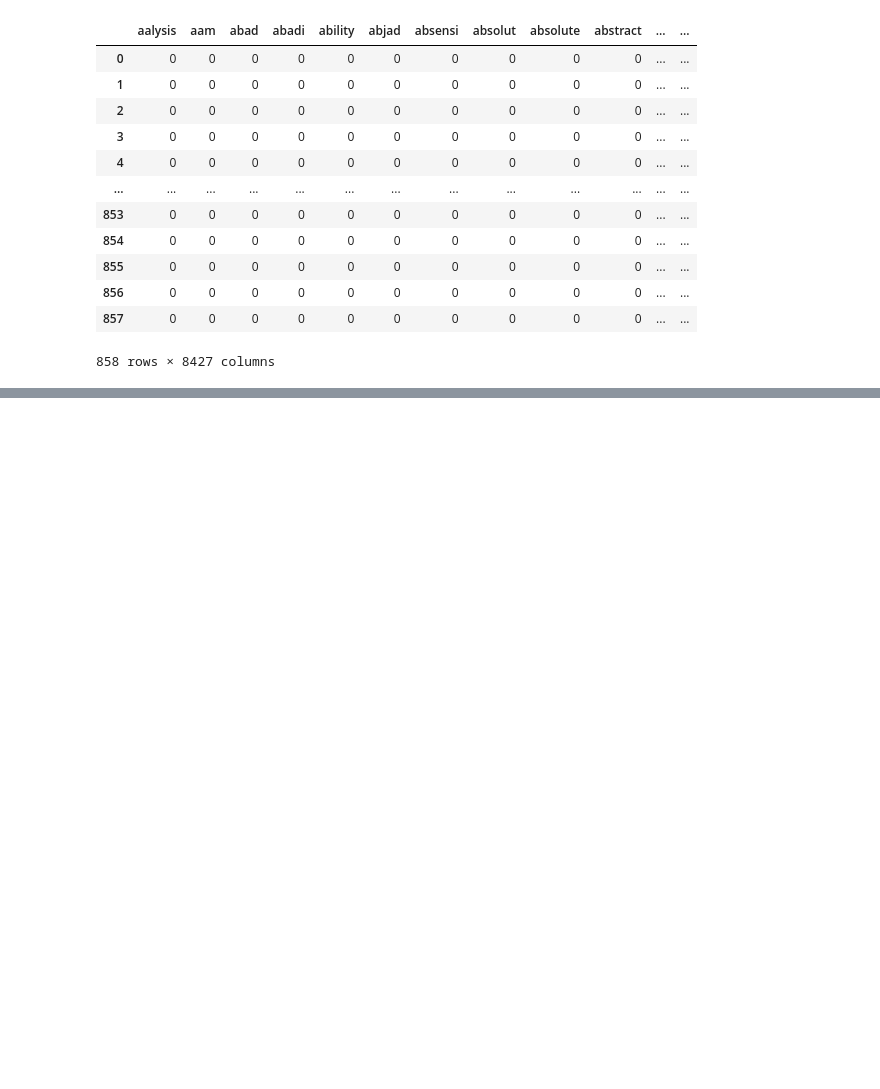
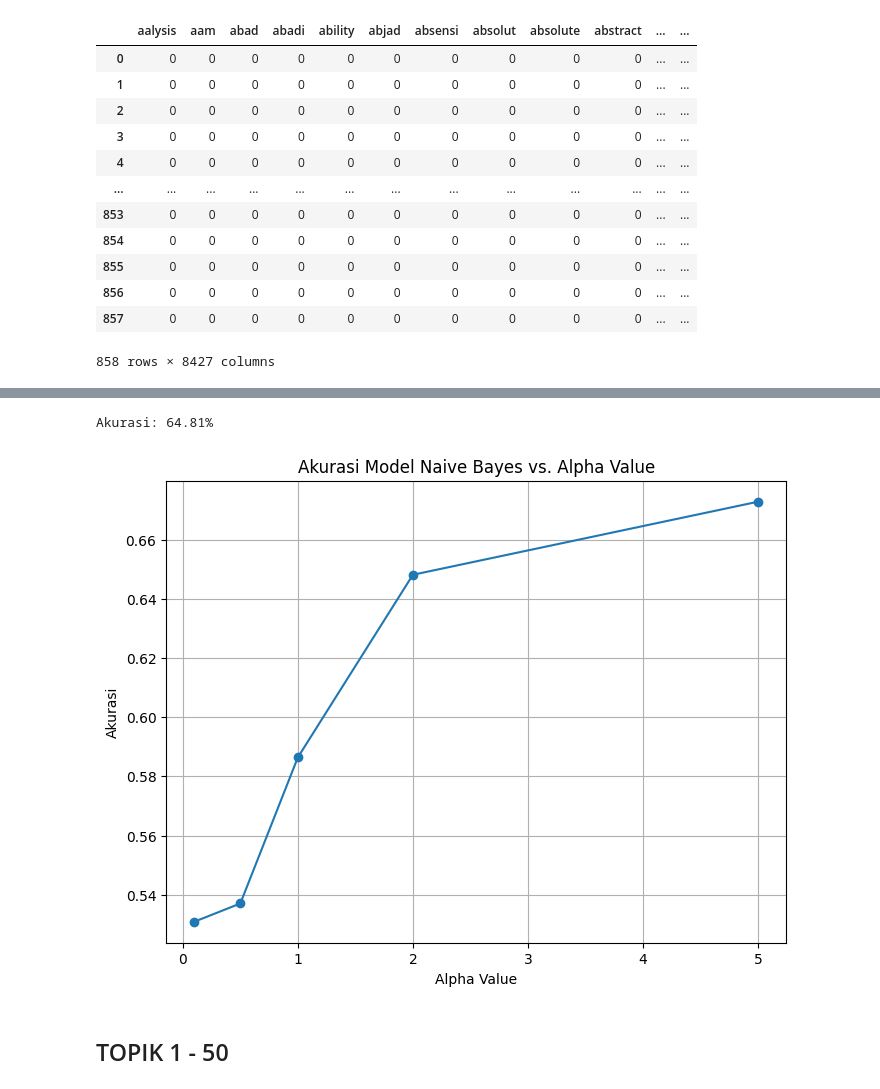
Before and after one commit to ArbilShofiyurrahman/ppw, a Jupyter notebook: _sources/tugas-ppw/Tugas3LDA.ipynb, the cells around one changed output, grey strips where cells are left out. Drawn from its saved outputs; the diff is of its cells as text; code cells hidden in the pictures; blank space fills up the shorter version.

```diff
--- a/_sources/tugas-ppw/Tugas3LDA.ipynb
+++ b/_sources/tugas-ppw/Tugas3LDA.ipynb
@@ -60,0 +54,3 @@ n_components=3,  topic_word_prior=0.1, doc_topic_prior=0.2
+# %%
+df = pd.read_excel('/content/drive/MyDrive/ppw/tugas/tugas-ppw/DF_PTA.xlsx')
+df['Label']
@@ -60,0 +72,4 @@ n_components=3,  topic_word_prior=0.1, doc_topic_prior=0.2
+# %%
+df_combined = pd.concat([df_tf, df['Label']], axis=1)
+
+print(df_combined)
@@ -61 +94,71 @@ n_components=3,  topic_word_prior=0.1, doc_topic_prior=0.2
+# %%
+df_combined = df_combined.dropna()
+# %%
+from sklearn.model_selection import train_test_split
+from sklearn.naive_bayes import MultinomialNB
+from sklearn.metrics import accuracy_score
+
+# Pisahkan fitur dan label dari DataFrame yang telah digabungkan
+X = df_combined.drop(columns=['Label']).values
+y = df_combined['Label'].values
+
+# Pembagian data menjadi data pelatihan dan data pengujian
+X_train, X_test, y_train, y_test = train_test_split(X, y, test_size=0.2, random_state=42)
+
+# Inisialisasi model Naive Bayes
+model = MultinomialNB()
+
+# Pelatihan model Naive Bayes dengan data pelatihan
+model.fit(X_train, y_train)
+
+# Prediksi label kelas pada data pengujian
+y_pred = model.predict(X_test)
+
+# Mengukur akurasi model
+accuracy = accuracy_score(y_test, y_pred)
+print("Akurasi: {:.2f}%".format(accuracy * 100))
+# %% [output]
+Akurasi: 64.81%
+# %%
+import matplotlib.pyplot as plt
+from sklearn.model_selection import train_test_split
+from sklearn.naive_bayes import MultinomialNB
+from sklearn.metrics import accuracy_score
+
+# List untuk menyimpan akurasi pada setiap iterasi
+accuracies = []
+
+# Range nilai alpha yang akan diuji
+alpha_values = [0.1, 0.5, 1.0, 2.0, 5.0]
+
+# Lakukan pelatihan dan evaluasi model untuk setiap alpha
+for alpha in alpha_values:
+    # Pembagian data menjadi data pelatihan dan data pengujian
+    X_train, X_test, y_train, y_test = train_test_split(X, y, test_size=0.2, random_state=72)
+
+    # Inisialisasi model Naive Bayes dengan alpha tertentu
+    model = MultinomialNB(alpha=alpha)
+
+    # Pelatihan model Naive Bayes dengan data pelatihan
+    model.fit(X_train, y_train)
+
+    # Prediksi label kelas pada data pengujian
+    y_pred = model.predict(X_test)
+
+    # Mengukur akurasi model
+    accuracy = accuracy_score(y_test, y_pred)
+    accuracies.append(accuracy)
+
+# Visualisasi akurasi menggunakan grafik matplotlib
+plt.figure(figsize=(8, 6))
+plt.plot(alpha_values, accuracies, marker='o')
+plt.xlabel('Alpha Value')
+plt.ylabel('Akurasi')
+plt.title('Akurasi Model Naive Bayes vs. Alpha Value')
+plt.grid(True)
+plt.show()
+# %% [output]
+[figure, added]
+# %% [markdown]
+## TOPIK 1 - 50
 # %%
```
Also changed, not shown: parts of 20 cells of this notebook, 15 other files.
